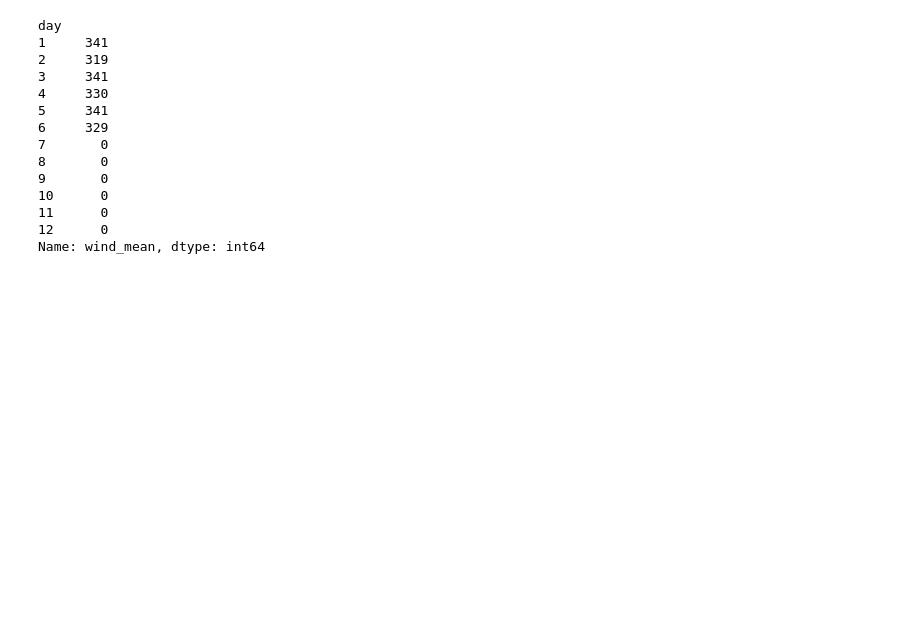
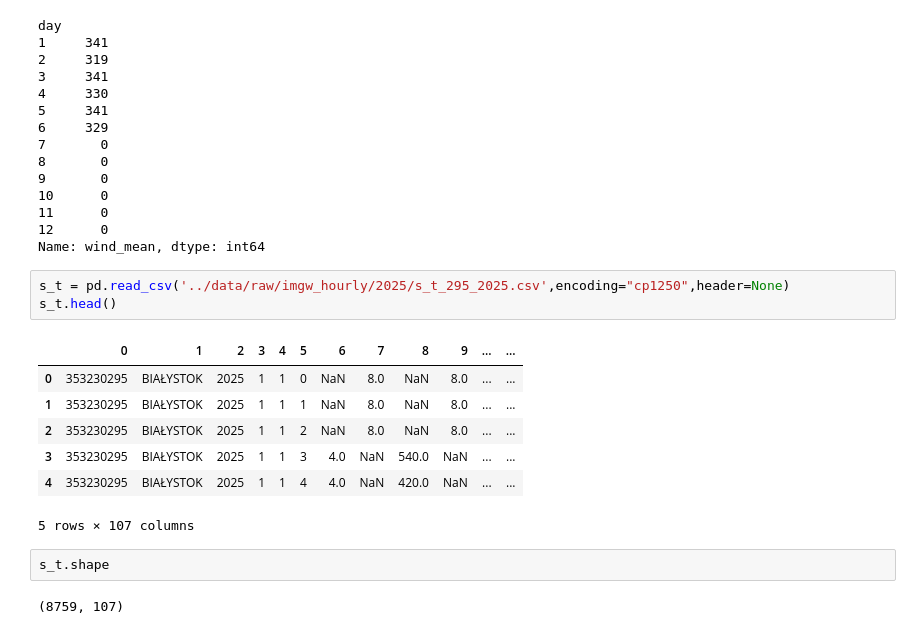
Before and after one commit to KardaszS/poland-air-quality, a Jupyter notebook: notebooks/01_exploration.ipynb, the cells around one changed output. Cells and saved outputs as stored; diff of their text form; blank space fills up the shorter version.

Commit message:
Fill missing IMGW wind and humidity from hourly data

```diff
--- a/notebooks/01_exploration.ipynb
+++ b/notebooks/01_exploration.ipynb
@@ -806,3 +806,18 @@ day
 11      0
 12      0
 Name: wind_mean, dtype: int64
+# %%
+s_t = pd.read_csv('../data/raw/imgw_hourly/2025/s_t_295_2025.csv',encoding="cp1250",header=None)
+s_t.head()
+# %% [output]
+|  | 0 | 1 | 2 | 3 | 4 | 5 | 6 | 7 | 8 | 9 | ... | ... |
+| 0 | 353230295 | BIAŁYSTOK | 2025 | 1 | 1 | 0 | NaN | 8.0 | NaN | 8.0 | ... | ... |
+| 1 | 353230295 | BIAŁYSTOK | 2025 | 1 | 1 | 1 | NaN | 8.0 | NaN | 8.0 | ... | ... |
+| 2 | 353230295 | BIAŁYSTOK | 2025 | 1 | 1 | 2 | NaN | 8.0 | NaN | 8.0 | ... | ... |
+| 3 | 353230295 | BIAŁYSTOK | 2025 | 1 | 1 | 3 | 4.0 | NaN | 540.0 | NaN | ... | ... |
+| 4 | 353230295 | BIAŁYSTOK | 2025 | 1 | 1 | 4 | 4.0 | NaN | 420.0 | NaN | ... | ... |
+5 rows × 107 columns
+# %%
+s_t.shape
+# %% [output]
+(8759, 107)
```
Also changed, not shown: parts of 7 cells of this notebook, 1 other file.
